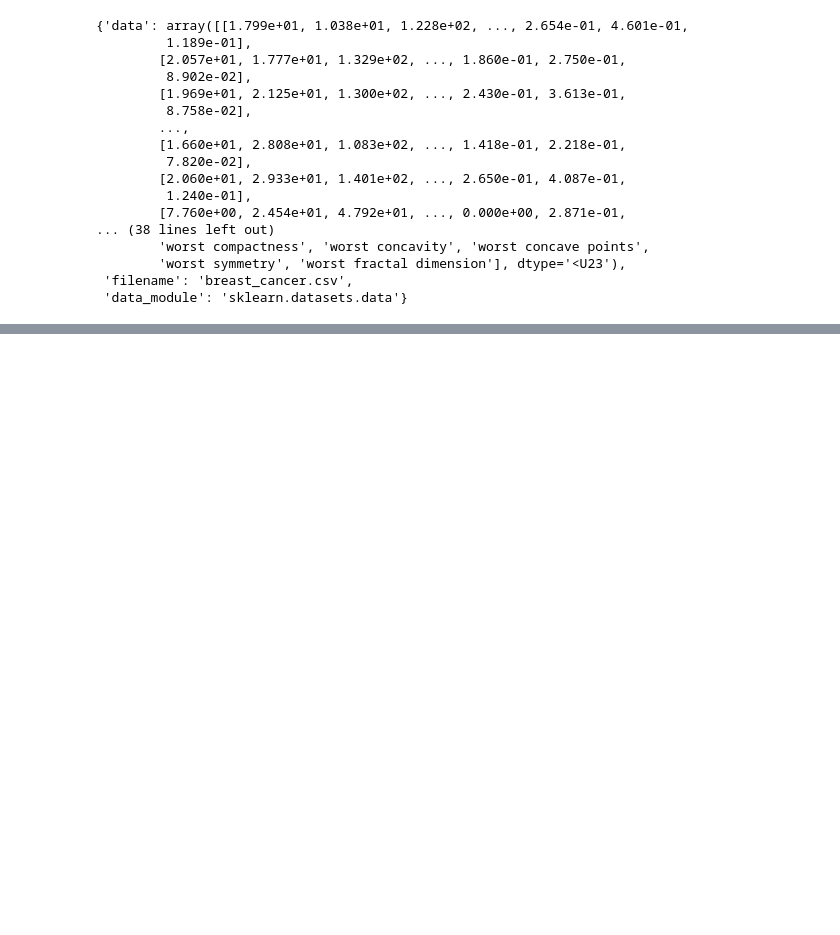
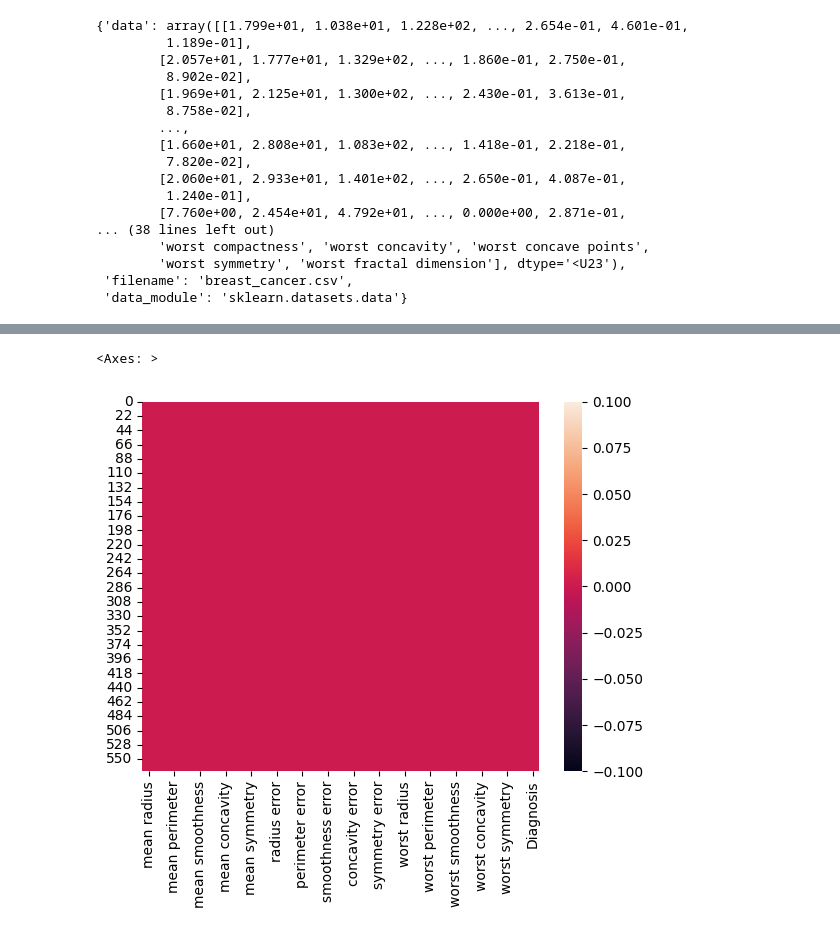
Before and after one commit to Abhishek4209/Breast-Cancer-project, a Jupyter notebook: notebook/EDA.ipynb, the cells around one changed output, grey strips where cells are left out. Cells and saved outputs as stored; diff of their text form; code cells hidden in the pictures; blank space fills up the shorter version.

```diff
--- a/notebook/EDA.ipynb
+++ b/notebook/EDA.ipynb
@@ -26,4 +51,3 @@ data
 # %%
-x=pd.DataFrame(data.data)
-y=pd.DataFrame(data.target,columns=["output"])
-x
+x=pd.DataFrame(data.data,columns=list(data.feature_names))
+y=pd.DataFrame(data.target,columns=["Diagnosis"])
@@ -43,0 +54,2 @@ x
+# %%
+df=pd.concat([x,y],axis=1)
@@ -43,0 +88,5 @@ x
+# %%
+sns.heatmap(df.isnull())
+# %% [output]
+<Axes: >
+[figure, added]
```
Also changed, not shown: parts of 13 cells of this notebook, 8 other files.
